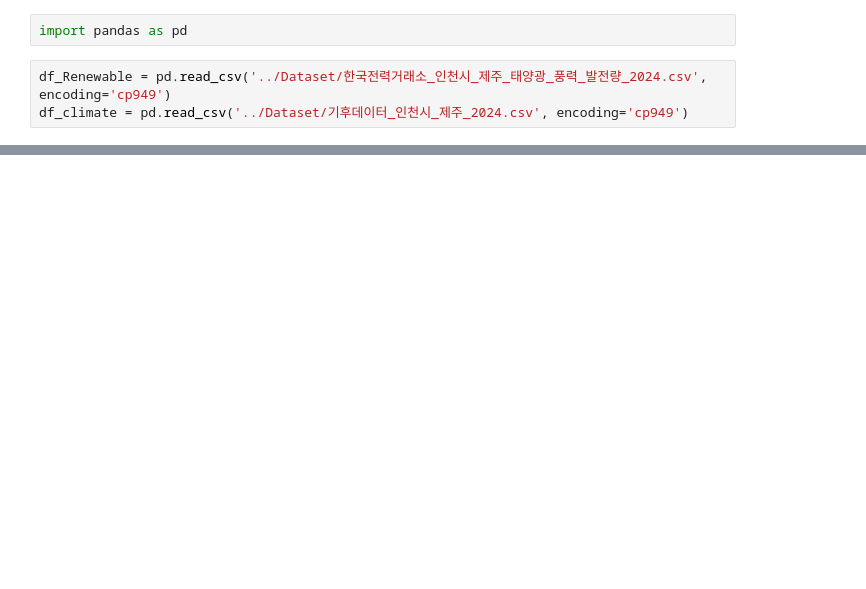
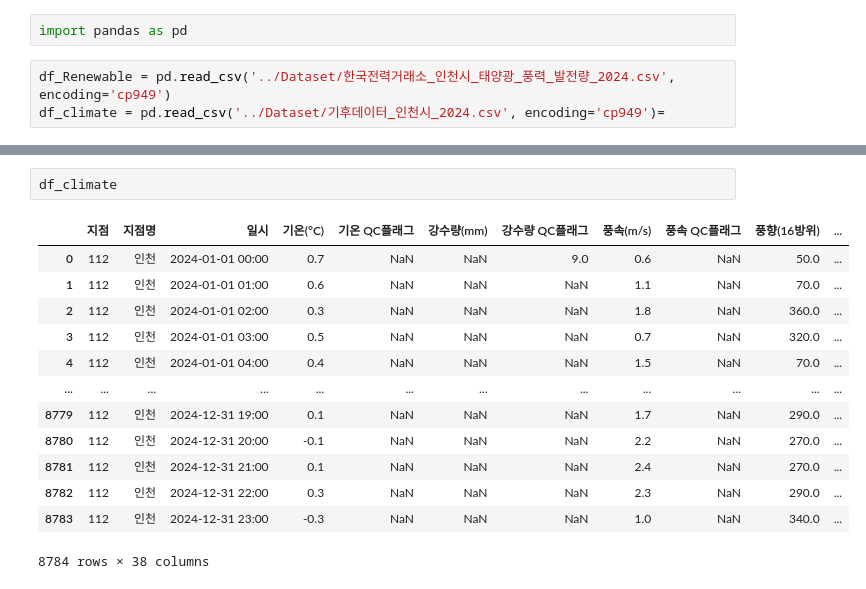
Before and after one commit to ccw23a/Wind_Renewable_Energy_Map, a Jupyter notebook: Python_Code/CSV_Dataset_Analysis_Selected.ipynb, the cells around one changed output, grey strips where cells are left out. Cells and saved outputs as stored; diff of their text form; blank space fills up the shorter version.

```diff
--- a/Python_Code/CSV_Dataset_Analysis_Selected.ipynb
+++ b/Python_Code/CSV_Dataset_Analysis_Selected.ipynb
@@ -1,5 +1,5 @@
 # %%
 import pandas as pd
 # %%
-df_Renewable = pd.read_csv('../Dataset/한국전력거래소_인천시_제주_태양광_풍력_발전량_2024.csv', encoding='cp949')
-df_climate = pd.read_csv('../Dataset/기후데이터_인천시_제주_2024.csv', encoding='cp949')
+df_Renewable = pd.read_csv('../Dataset/한국전력거래소_인천시_태양광_풍력_발전량_2024.csv', encoding='cp949')
+df_climate = pd.read_csv('../Dataset/기후데이터_인천시_2024.csv', encoding='cp949')=
@@ -114,0 +22,16 @@ print(f"저장 완료: {out_path}")
+# %%
+df_climate
+# %% [output]
+|  | 지점 | 지점명 | 일시 | 기온(°C) | 기온 QC플래그 | 강수량(mm) | 강수량 QC플래그 | 풍속(m/s) | 풍속 QC플래그 | 풍향(16방위) | ... |
+| 0 | 112 | 인천 | 2024-01-01 00:00 | 0.7 | NaN | NaN | 9.0 | 0.6 | NaN | 50.0 | ... |
+| 1 | 112 | 인천 | 2024-01-01 01:00 | 0.6 | NaN | NaN | NaN | 1.1 | NaN | 70.0 | ... |
+| 2 | 112 | 인천 | 2024-01-01 02:00 | 0.3 | NaN | NaN | NaN | 1.8 | NaN | 360.0 | ... |
+| 3 | 112 | 인천 | 2024-01-01 03:00 | 0.5 | NaN | NaN | NaN | 0.7 | NaN | 320.0 | ... |
+| 4 | 112 | 인천 | 2024-01-01 04:00 | 0.4 | NaN | NaN | NaN | 1.5 | NaN | 70.0 | ... |
+| ... | ... | ... | ... | ... | ... | ... | ... | ... | ... | ... | ... |
+| 8779 | 112 | 인천 | 2024-12-31 19:00 | 0.1 | NaN | NaN | NaN | 1.7 | NaN | 290.0 | ... |
+| 8780 | 112 | 인천 | 2024-12-31 20:00 | -0.1 | NaN | NaN | NaN | 2.2 | NaN | 270.0 | ... |
+| 8781 | 112 | 인천 | 2024-12-31 21:00 | 0.1 | NaN | NaN | NaN | 2.4 | NaN | 270.0 | ... |
+| 8782 | 112 | 인천 | 2024-12-31 22:00 | 0.3 | NaN | NaN | NaN | 2.3 | NaN | 290.0 | ... |
+| 8783 | 112 | 인천 | 2024-12-31 23:00 | -0.3 | NaN | NaN | NaN | 1.0 | NaN | 340.0 | ... |
+8784 rows × 38 columns
```
Also changed, not shown: parts of 3 cells of this notebook.
